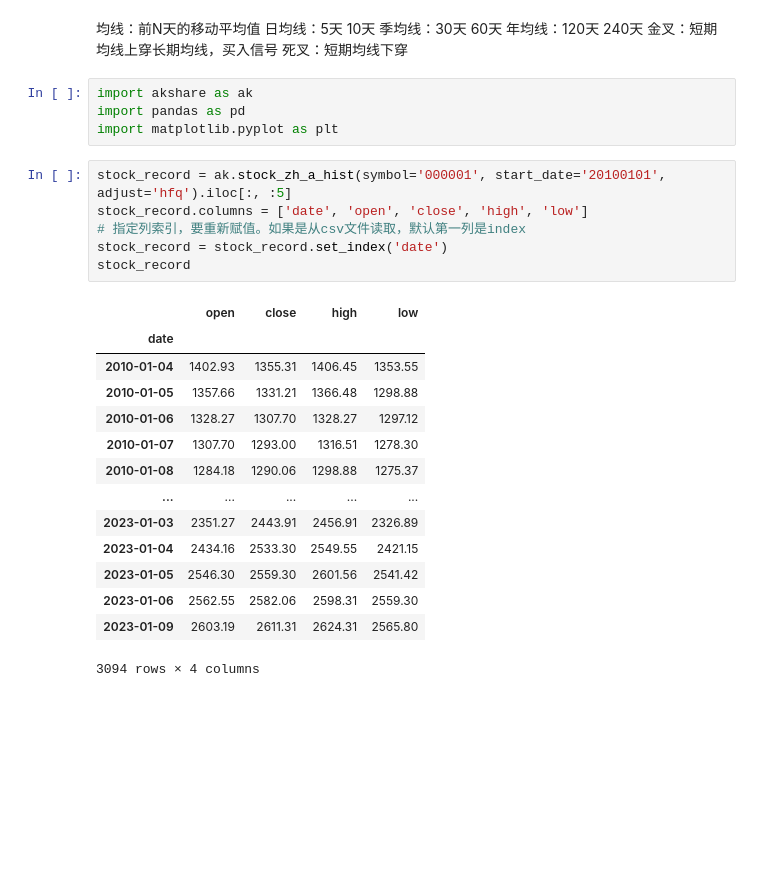
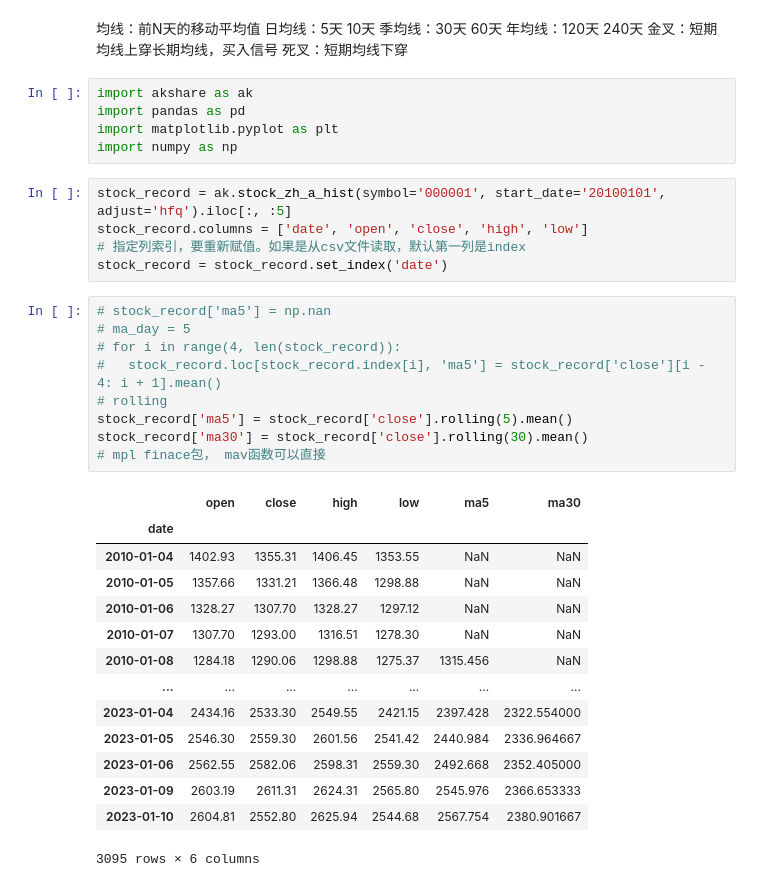
Before and after one commit to LyTsai/StudyLog, a Jupyter notebook: Python/anaconda/DoubleMovingAverage双均线.ipynb, the cells around one changed output. Cells and saved outputs as stored; diff of their text form; blank space fills up the shorter version.

```diff
--- a/Python/anaconda/DoubleMovingAverage双均线.ipynb
+++ b/Python/anaconda/DoubleMovingAverage双均线.ipynb
@@ -9,24 +9,33 @@
 import akshare as ak
 import pandas as pd
 import matplotlib.pyplot as plt
+import numpy as np
 # %%
 stock_record = ak.stock_zh_a_hist(symbol='000001', start_date='20100101', adjust='hfq').iloc[:, :5]
 stock_record.columns = ['date', 'open', 'close', 'high', 'low']
 # 指定列索引，要重新赋值。如果是从csv文件读取，默认第一列是index
 stock_record = stock_record.set_index('date')
-stock_record
-# %% [output]
-|  | open | close | high | low |
-| date |  |  |  |  |
-| 2010-01-04 | 1402.93 | 1355.31 | 1406.45 | 1353.55 |
-| 2010-01-05 | 1357.66 | 1331.21 | 1366.48 | 1298.88 |
-| 2010-01-06 | 1328.27 | 1307.70 | 1328.27 | 1297.12 |
-| 2010-01-07 | 1307.70 | 1293.00 | 1316.51 | 1278.30 |
-| 2010-01-08 | 1284.18 | 1290.06 | 1298.88 | 1275.37 |
-| ... | ... | ... | ... | ... |
-| 2023-01-03 | 2351.27 | 2443.91 | 2456.91 | 2326.89 |
-| 2023-01-04 | 2434.16 | 2533.30 | 2549.55 | 2421.15 |
-| 2023-01-05 | 2546.30 | 2559.30 | 2601.56 | 2541.42 |
-| 2023-01-06 | 2562.55 | 2582.06 | 2598.31 | 2559.30 |
-| 2023-01-09 | 2603.19 | 2611.31 | 2624.31 | 2565.80 |
-3094 rows × 4 columns
+# %%
+# stock_record['ma5'] = np.nan
+# ma_day = 5
+# for i in range(4, len(stock_record)):
+#   stock_record.loc[stock_record.index[i], 'ma5'] = stock_record['close'][i - 4: i + 1].mean()
+# rolling
+stock_record['ma5'] = stock_record['close'].rolling(5).mean()
+stock_record['ma30'] = stock_record['close'].rolling(30).mean()
+# mpl finace包， mav函数可以直接
+# %% [output]
+|  | open | close | high | low | ma5 | ma30 |
+| date |  |  |  |  |  |  |
+| 2010-01-04 | 1402.93 | 1355.31 | 1406.45 | 1353.55 | NaN | NaN |
+| 2010-01-05 | 1357.66 | 1331.21 | 1366.48 | 1298.88 | NaN | NaN |
+| 2010-01-06 | 1328.27 | 1307.70 | 1328.27 | 1297.12 | NaN | NaN |
+| 2010-01-07 | 1307.70 | 1293.00 | 1316.51 | 1278.30 | NaN | NaN |
+| 2010-01-08 | 1284.18 | 1290.06 | 1298.88 | 1275.37 | 1315.456 | NaN |
+| ... | ... | ... | ... | ... | ... | ... |
+| 2023-01-04 | 2434.16 | 2533.30 | 2549.55 | 2421.15 | 2397.428 | 2322.554000 |
+| 2023-01-05 | 2546.30 | 2559.30 | 2601.56 | 2541.42 | 2440.984 | 2336.964667 |
+| 2023-01-06 | 2562.55 | 2582.06 | 2598.31 | 2559.30 | 2492.668 | 2352.405000 |
+| 2023-01-09 | 2603.19 | 2611.31 | 2624.31 | 2565.80 | 2545.976 | 2366.653333 |
+| 2023-01-10 | 2604.81 | 2552.80 | 2625.94 | 2544.68 | 2567.754 | 2380.901667 |
+3095 rows × 6 columns
```
Also changed, not shown: parts of 2 cells of this notebook.
